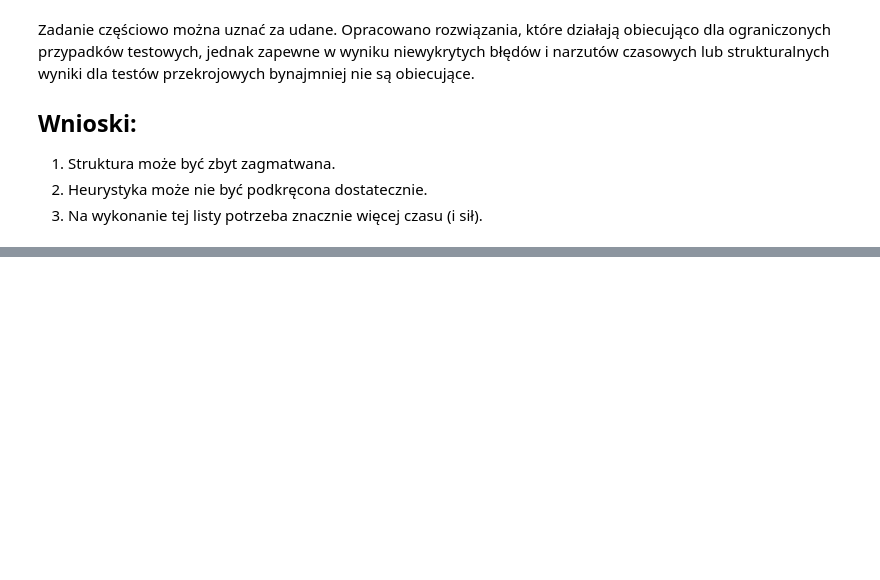
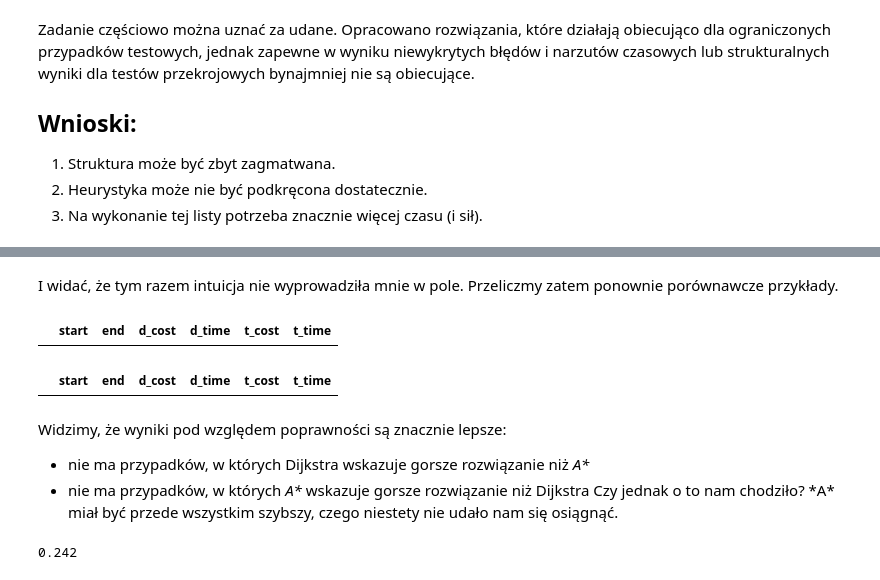
Before and after one commit to dekompot/SI, a Jupyter notebook: summary.ipynb, the cells around one changed output, grey strips where cells are left out. Saved outputs shown, nothing was run; the diff lists cells and outputs as text; code cells hidden in the pictures; blank space fills up the shorter version.

```diff
--- a/summary.ipynb
+++ b/summary.ipynb
@@ -337,0 +396,2 @@ Zadanie częściowo można uznać za udane. Opracowano rozwiązania, które dzia
+# %% [markdown]
+I widać, że tym razem intuicja nie wyprowadziła mnie w pole. Przeliczmy zatem ponownie porównawcze przykłady.
@@ -337,0 +421,17 @@ Zadanie częściowo można uznać za udane. Opracowano rozwiązania, które dzia
+# %%
+comparison_repaired[comparison_repaired['d_cost'] > comparison_repaired ['t_cost']]
+# %% [output]
+|  | start | end | d_cost | d_time | t_cost | t_time |
+# %%
+comparison_repaired[comparison_repaired['d_cost'] < comparison_repaired ['t_cost']]
+# %% [output]
+|  | start | end | d_cost | d_time | t_cost | t_time |
+# %% [markdown]
+Widzimy, że wyniki pod względem poprawności są znacznie lepsze:
+- nie ma przypadków, w których Dijkstra wskazuje gorsze rozwiązanie niż *A\**
+- nie ma przypadków, w których *A\** wskazuje gorsze rozwiązanie niż Dijkstra
+Czy jednak o to nam chodziło? *A\* miał być przede wszystkim szybszy, czego niestety nie udało nam się osiągnąć.
+# %%
+len(comparison_repaired[comparison_repaired['d_time'] > comparison_repaired['t_time']]) / len(comparison_repaired)
+# %% [output]
+0.242
```
Also changed, not shown: parts of 14 cells of this notebook, 3 other files.
